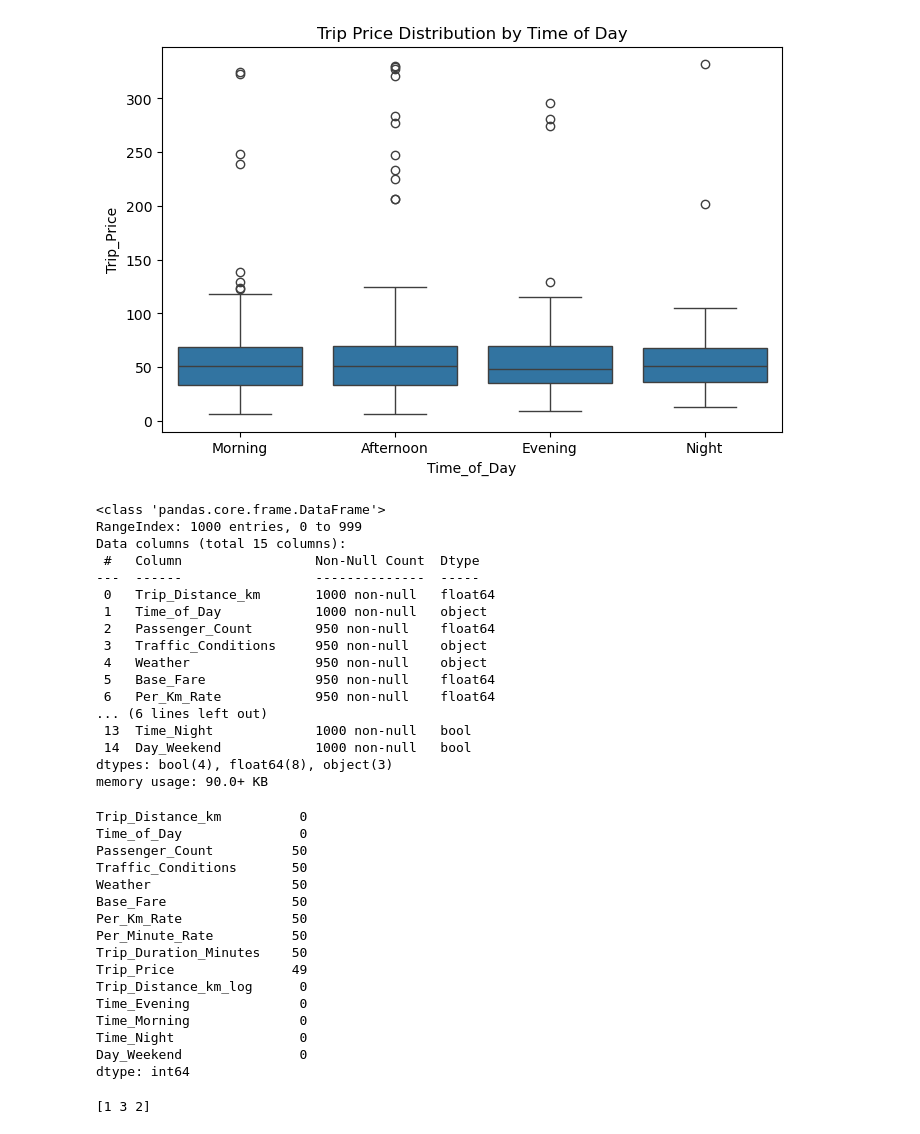
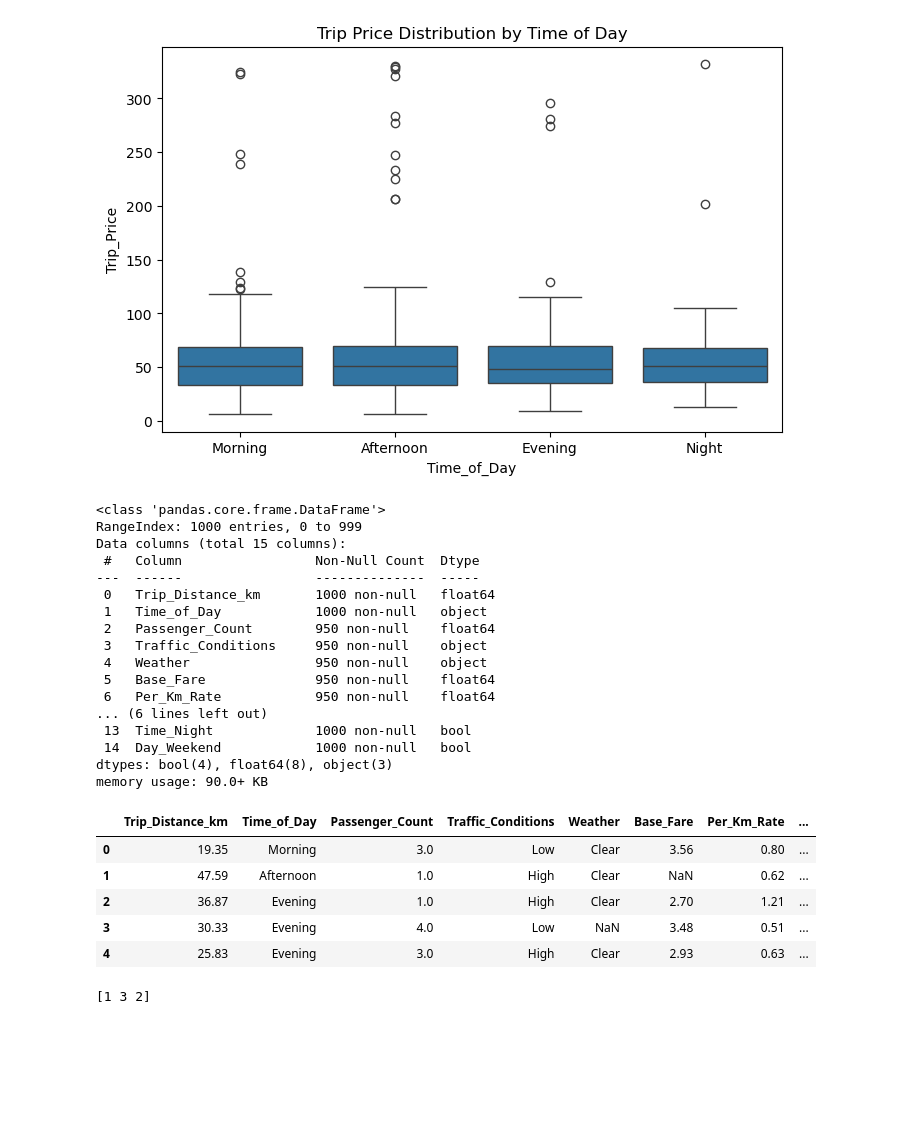
Before and after one commit to Faisal-Zamir/TaxiPricePrediction_dj_UI, a Jupyter notebook: taxi_trip_pricing.ipynb, the cells around one changed output. Cells and saved outputs as stored; diff of their text form; code cells hidden in the pictures; blank space fills up the shorter version.

```diff
--- a/taxi_trip_pricing.ipynb
+++ b/taxi_trip_pricing.ipynb
@@ -110,48 +109,38 @@ plt.show()
 # %% [output]
 [figure]
 # %%
-# df.info()
-# df['Day_of_Week'].unique().tolist()
+df.info()
 # df["Day_of_Week"] = df["Day_of_Week"].fillna(df["Day_of_Week"].mode()[0])
 
 # df = pd.get_dummies(df, columns=["Day_of_Week"], prefix="Day", drop_first=True)
 
-df.info()
 df.isnull().sum()
+# df["Day_of_Week"].isnull().sum()
+df.head()
 # %% [output]
 <class 'pandas.core.frame.DataFrame'>
 RangeIndex: 1000 entries, 0 to 999
 Data columns (total 15 columns):
  #   Column                 Non-Null Count  Dtype
 ---  ------                 --------------  -----
  0   Trip_Distance_km       1000 non-null   float64
  1   Time_of_Day            1000 non-null   object
  2   Passenger_Count        950 non-null    float64
  3   Traffic_Conditions     950 non-null    object
  4   Weather                950 non-null    object
  5   Base_Fare              950 non-null    float64
  6   Per_Km_Rate            950 non-null    float64
 ... (6 lines left out)
  13  Time_Night             1000 non-null   bool
  14  Day_Weekend            1000 non-null   bool
 dtypes: bool(4), float64(8), object(3)
 memory usage: 90.0+ KB
-Trip_Distance_km          0
-Time_of_Day               0
-Passenger_Count          50
-Traffic_Conditions       50
-Weather                  50
-Base_Fare                50
-Per_Km_Rate              50
-Per_Minute_Rate          50
-Trip_Duration_Minutes    50
-Trip_Price               49
-Trip_Distance_km_log      0
-Time_Evening              0
-Time_Morning              0
-Time_Night                0
-Day_Weekend               0
-dtype: int64
+|  | Trip_Distance_km | Time_of_Day | Passenger_Count | Traffic_Conditions | Weather | Base_Fare | Per_Km_Rate | ... |
+| 0 | 19.35 | Morning | 3.0 | Low | Clear | 3.56 | 0.80 | ... |
+| 1 | 47.59 | Afternoon | 1.0 | High | Clear | NaN | 0.62 | ... |
+| 2 | 36.87 | Evening | 1.0 | High | Clear | 2.70 | 1.21 | ... |
+| 3 | 30.33 | Evening | 4.0 | Low | NaN | 3.48 | 0.51 | ... |
+| 4 | 25.83 | Evening | 3.0 | High | Clear | 2.93 | 0.63 | ... |
 # %%
 df.groupby("Passenger_Count")["Trip_Price"].mean() # Check Time of the day, how effecting on trip price as average
 df["Passenger_Count"] = df["Passenger_Count"].fillna(df["Passenger_Count"].mean())
```
Also changed, not shown: parts of 12 cells of this notebook, 11 other files.
